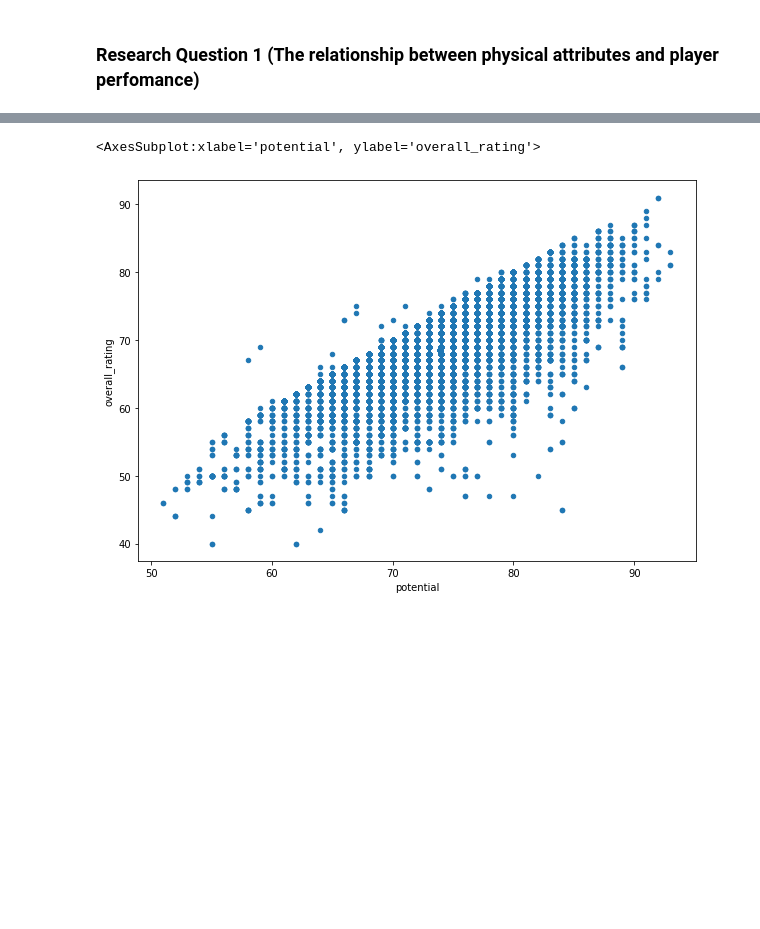
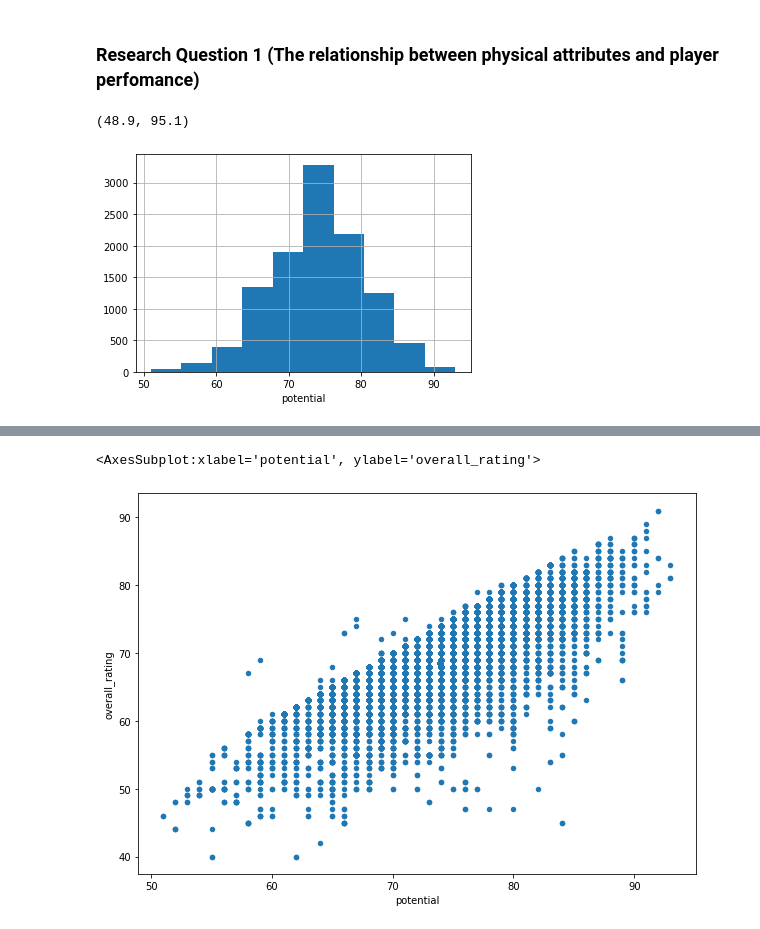
Before and after one commit to btrian/soccerdb, a Jupyter notebook: investigate.ipynb, the cells around one changed output, grey strips where cells are left out. Cells and saved outputs as stored; diff of their text form; code cells hidden in the pictures; blank space fills up the shorter version.

```diff
--- a/investigate.ipynb
+++ b/investigate.ipynb
@@ -230,3 +250,10 @@ play['acceleration'].fillna(mean_ac, inplace = True)
 # %% [markdown]
 ### Research Question 1 (The relationship between physical attributes and player perfomance)
+# %%
+play['potential'].hist()
+plt.xlabel('potential')
+plt.xlim()
+# %% [output]
+(48.9, 95.1)
+[figure, added]
 # %%
```
Also changed, not shown: parts of 21 cells of this notebook, 1 other file.
